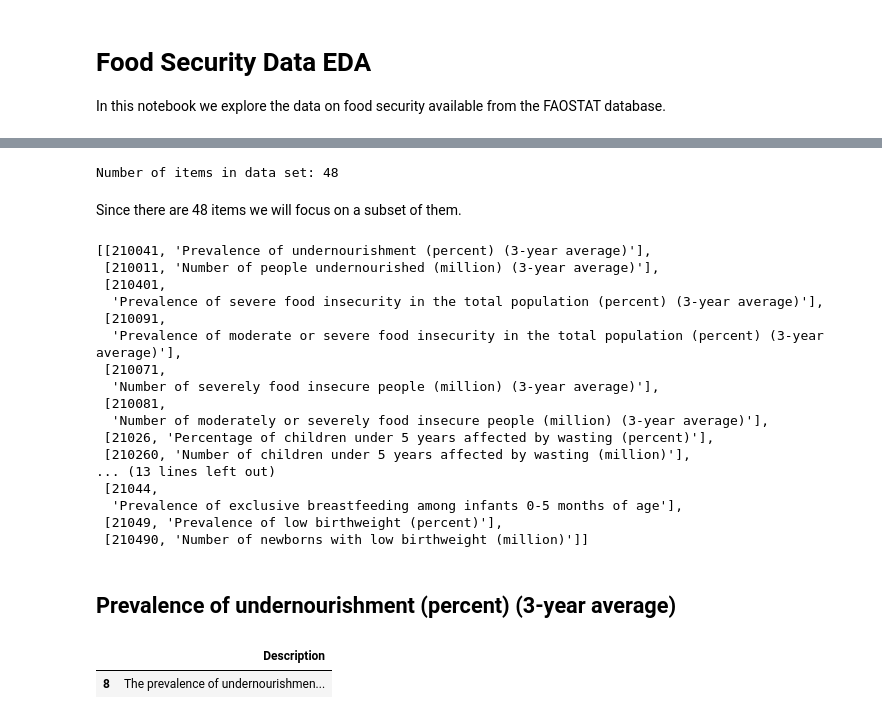
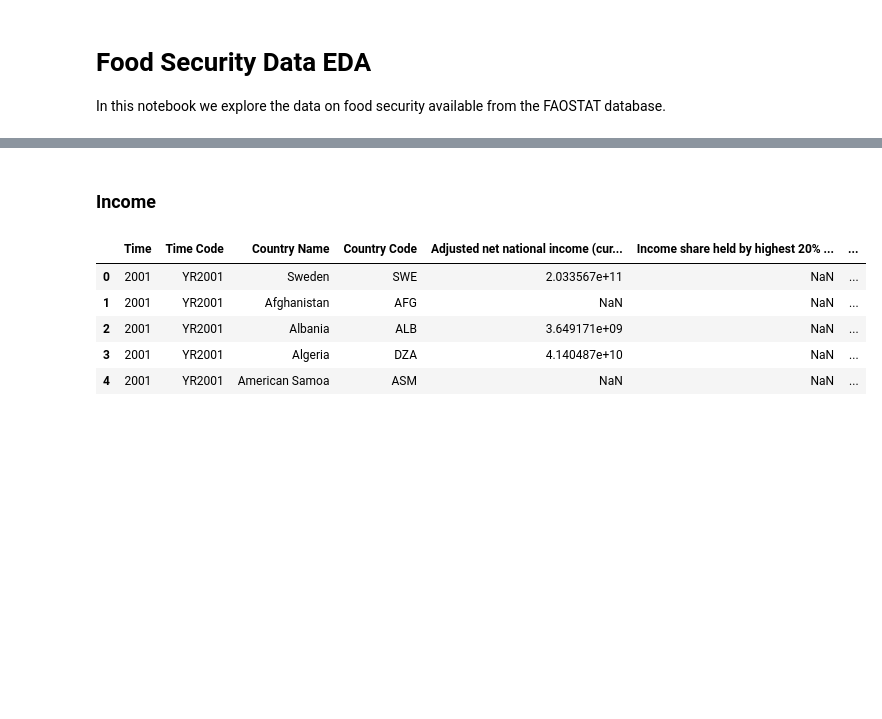
Before and after one commit to NGrech/food-security-analysis, a Jupyter notebook: noteebooks/food_security_eda.ipynb, the cells around one changed output, grey strips where cells are left out. Drawn from its saved outputs; the diff is of its cells as text; code cells hidden in the pictures; blank space fills up the shorter version.

```diff
--- a/noteebooks/food_security_eda.ipynb
+++ b/noteebooks/food_security_eda.ipynb
@@ -28,37 +143,13 @@ We start by looking into the different 'items' we have, these are the indicators
+# %% [markdown]
+### Income
 # %%
-desc_pth = os.path.join(os.pardir, 'data', 'food_security', 'FAOSTAT_definitions_items.csv')
-item_desc_pdf = pd.read_csv(desc_pth,)[['Item Code', 'Item', 'Description']]
-print(f'Number of items in data set: {len(item_desc_pdf)} ')
+wdi_data_pth = os.path.join(os.pardir, 'data', 'food_security', 'WORLD_BANK_WDI.csv')
+wdi_pdf = pd.read_csv(wdi_data_pth)
+wdi_pdf.head()
 # %% [output]
-Number of items in data set: 48
+|  | Time | Time Code | Country Name | Country Code | Adjusted net national income (cur... | Income share held by highest 20% ... | ... |
+| 0 | 2001 | YR2001 | Sweden | SWE | 2.033567e+11 | NaN | ... |
+| 1 | 2001 | YR2001 | Afghanistan | AFG | NaN | NaN | ... |
+| 2 | 2001 | YR2001 | Albania | ALB | 3.649171e+09 | NaN | ... |
+| 3 | 2001 | YR2001 | Algeria | DZA | 4.140487e+10 | NaN | ... |
+| 4 | 2001 | YR2001 | American Samoa | ASM | NaN | NaN | ... |
-# %% [markdown]
-Since there are 48 items we will focus on a subset of them.
-# %%
-item_codes_of_interest = [210041, 210011, 210401, 210091, 210071, 210081, 21026, 210260, 21025, 210250, 21041, 210410, 21042, 210420, 21043, 210430, 21044, 21049, 210490]
-items_pdf = item_desc_pdf[item_desc_pdf['Item Code'].isin(item_codes_of_interest)]
-items_pdf[['Item Code', 'Item']].values.tolist()
-# %% [output]
-[[210041, 'Prevalence of undernourishment (percent) (3-year average)'],
- [210011, 'Number of people undernourished (million) (3-year average)'],
- [210401,
-  'Prevalence of severe food insecurity in the total population (percent) (3-year average)'],
- [210091,
-  'Prevalence of moderate or severe food insecurity in the total population (percent) (3-year average)'],
- [210071,
-  'Number of severely food insecure people (million) (3-year average)'],
- [210081,
-  'Number of moderately or severely food insecure people (million) (3-year average)'],
- [21026, 'Percentage of children under 5 years affected by wasting (percent)'],
- [210260, 'Number of children under 5 years affected by wasting (million)'],
-... (13 lines left out)
- [21044,
-  'Prevalence of exclusive breastfeeding among infants 0-5 months of age'],
- [21049, 'Prevalence of low birthweight (percent)'],
- [210490, 'Number of newborns with low birthweight (million)']]
-# %% [markdown]
-## Prevalence of undernourishment (percent) (3-year average)
-# %%
-HTML(item_desc_pdf[item_desc_pdf['Item Code'] == 210041][['Description']].to_html())
-# %% [output]
-|  | Description |
-| 8 | The prevalence of undernourishmen... |
```
Also changed, not shown: parts of 27 cells of this notebook, 5 other files.
